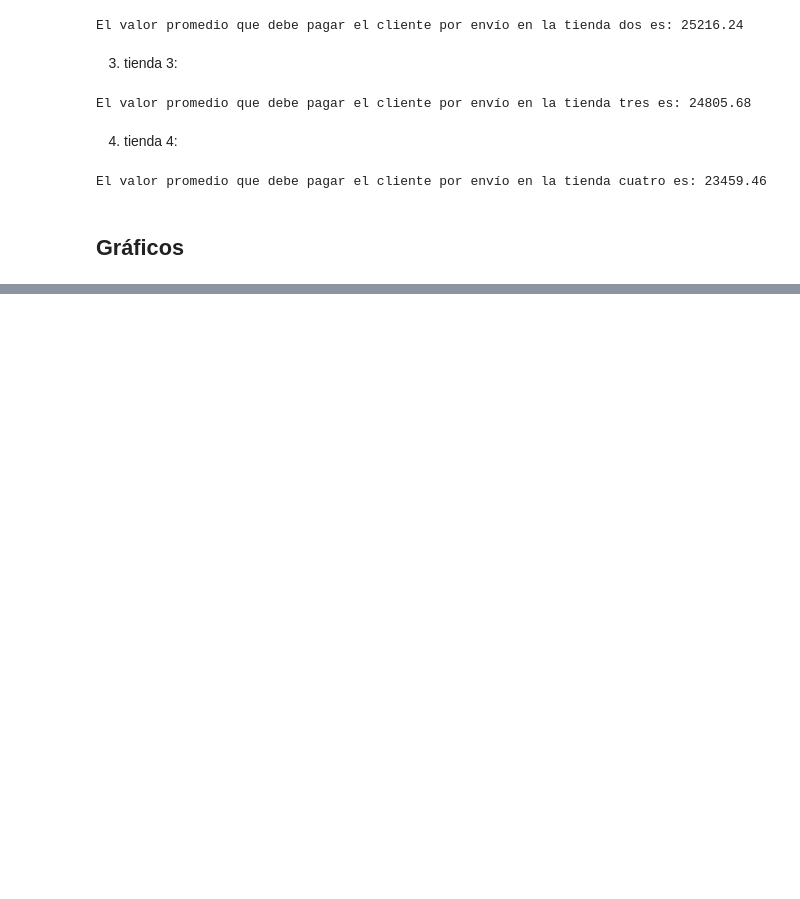
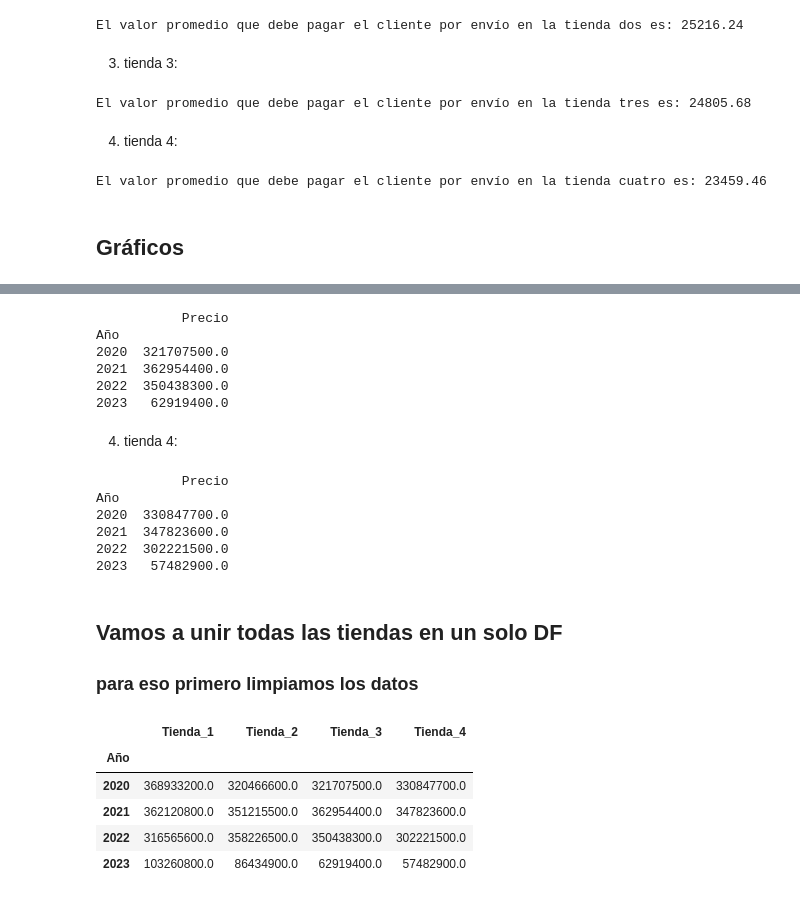
Before and after one commit to RientArlCroud/challenge2-an-lisis-de-datos, a Jupyter notebook: AluraStoreLatam.ipynb, the cells around one changed output, grey strips where cells are left out. Cells and saved outputs as stored; diff of their text form; code cells hidden in the pictures; blank space fills up the shorter version.

```diff
--- a/AluraStoreLatam.ipynb
+++ b/AluraStoreLatam.ipynb
@@ -291,0 +310,5 @@ El valor promedio que debe pagar el cliente por envío en la tienda cuatro es: 2
+# %%
+tienda2['Fecha de Compra'] = pd.to_datetime(tienda2['Fecha de Compra'], dayfirst=True, errors='coerce')
+tienda2['Año'] = tienda2['Fecha de Compra'].dt.year
+ingresos_ct_año2 = tienda2.groupby('Año')[['Precio']].sum()
+print(ingresos_ct_año2)
@@ -291,0 +324,44 @@ El valor promedio que debe pagar el cliente por envío en la tienda cuatro es: 2
+# %%
+tienda3['Fecha de Compra'] = pd.to_datetime(tienda3['Fecha de Compra'], dayfirst=True, errors='coerce')
+tienda3['Año'] = tienda3['Fecha de Compra'].dt.year
+ingresos_ct_año3 = tienda3.groupby('Año')[['Precio']].sum()
+print(ingresos_ct_año3)
+# %% [output]
+           Precio
+Año
+2020  321707500.0
+2021  362954400.0
+2022  350438300.0
+2023   62919400.0
+# %% [markdown]
+4. tienda 4:
+# %%
+tienda4['Fecha de Compra'] = pd.to_datetime(tienda4['Fecha de Compra'], dayfirst=True, errors='coerce')
+tienda4['Año'] = tienda4['Fecha de Compra'].dt.year
+ingresos_ct_año4 = tienda4.groupby('Año')[['Precio']].sum()
+print(ingresos_ct_año4)
+# %% [output]
+           Precio
+Año
+2020  330847700.0
+2021  347823600.0
+2022  302221500.0
+2023   57482900.0
+# %% [markdown]
+## Vamos a unir todas las tiendas en un solo DF
+### para eso primero limpiamos los datos
+# %%
+ingresos_ct_año = ingresos_ct_año.rename(columns={'Precio':'Tienda 1'})
+ingresos_ct_año2 = ingresos_ct_año2.rename(columns={'Precio':'Tienda 2'})
+ingresos_ct_año3 = ingresos_ct_año3.rename(columns={'Precio':'Tienda 3'})
+ingresos_ct_año4 = ingresos_ct_año4.rename(columns={'Precio':'Tienda 4'})
+# %%
+ventas_tiendas = pd.concat([ingresos_ct_año, ingresos_ct_año2, ingresos_ct_año3, ingresos_ct_año4], axis=1)
+ventas_tiendas
+# %% [output]
+|  | Tienda_1 | Tienda_2 | Tienda_3 | Tienda_4 |
+| Año |  |  |  |  |
+| 2020 | 368933200.0 | 320466600.0 | 321707500.0 | 330847700.0 |
+| 2021 | 362120800.0 | 351215500.0 | 362954400.0 | 347823600.0 |
+| 2022 | 316565600.0 | 358226500.0 | 350438300.0 | 302221500.0 |
+| 2023 | 103260800.0 | 86434900.0 | 62919400.0 | 57482900.0 |
```
Also changed, not shown: parts of 6 cells of this notebook.
